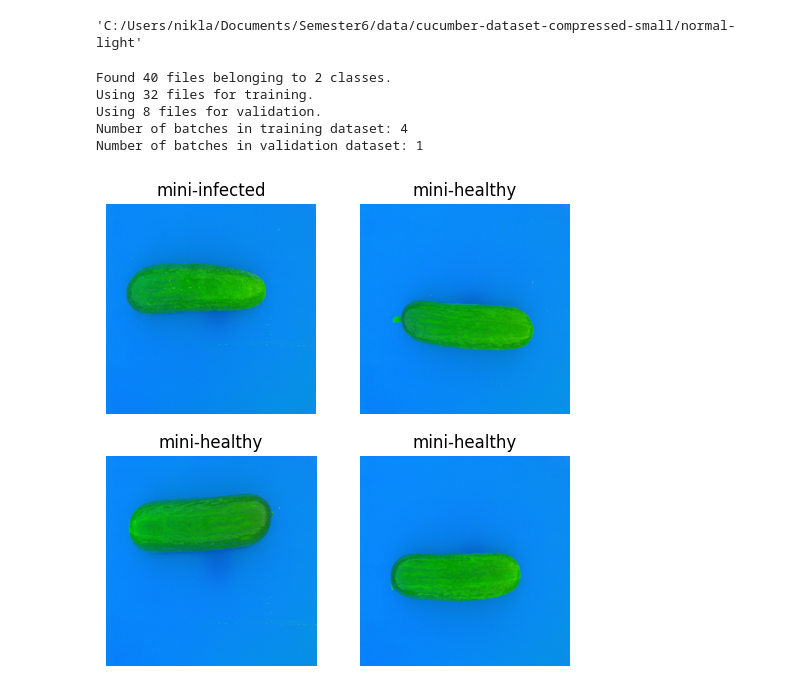
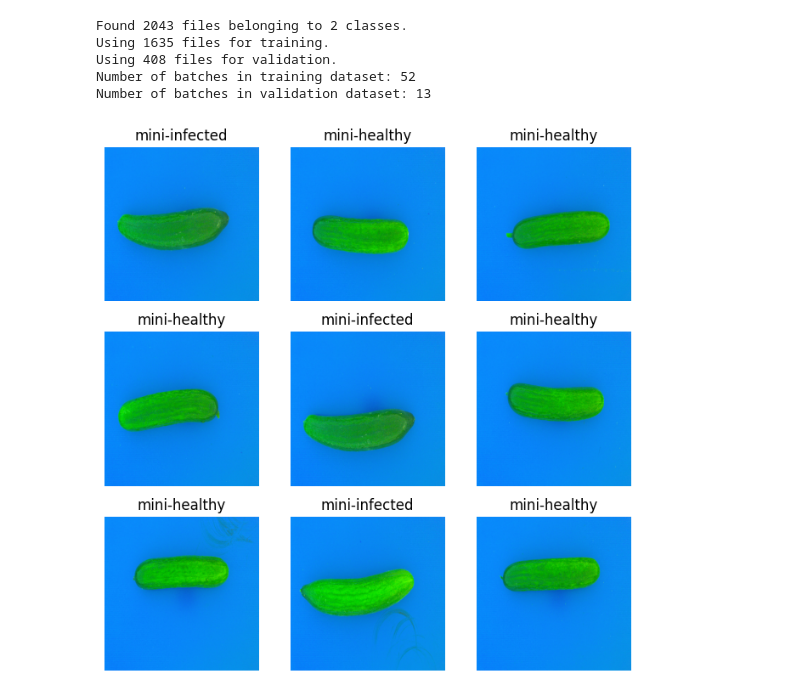
Before and after one commit to Niklas-Mezynski/fontys-cucumber-disease-ai-model, a Jupyter notebook: first_training.ipynb, the cells around one changed output. Saved outputs shown, nothing was run; the diff lists cells and outputs as text; code cells hidden in the pictures.

Commit message:
Clean up code for first test training

```diff
--- a/first_training.ipynb
+++ b/first_training.ipynb
@@ -5,19 +5,15 @@ from tensorflow import keras
 import numpy as np
 import os
 from dotenv import load_dotenv
-# %%
-load_dotenv()
-os.environ.get('TRAINING_DIRECTORY')
-# %% [output]
-'C:/Users/nikla/Documents/Semester6/data/cucumber-dataset-compressed-small/normal-light'
 # %%
+load_dotenv()
 # Set the path to the folders containing the images
 # train_dir = './training_data/'
 train_dir = os.environ.get('TRAINING_DIRECTORY')
 
 # Define the image size
-img_height = 1024
-img_width = 1024
+img_height = 512
+img_width = 512
 
 # Define the batch size
 batch_size = 32
@@ -40,24 +36,24 @@ print("Number of batches in training dataset: %d" %
 print("Number of batches in validation dataset: %d" %
       tf.data.experimental.cardinality(validation_ds))
 # %% [output]
-Found 40 files belonging to 2 classes.
-Using 32 files for training.
-Using 8 files for validation.
-Number of batches in training dataset: 4
-Number of batches in validation dataset: 1
+Found 2043 files belonging to 2 classes.
+Using 1635 files for training.
+Using 408 files for validation.
+Number of batches in training dataset: 52
+Number of batches in validation dataset: 13
 # %%
 classes = train_ds.class_names
 
 # Plot some images with their labels
-plt.figure(figsize=(6, 6))
+plt.figure(figsize=(8, 8))
 for images, labels in train_ds.take(1):
-    for i in range(4):
-        ax = plt.subplot(2, 2, i + 1)
+    for i in range(9):
+        ax = plt.subplot(3, 3, i + 1)
         plt.imshow(images[i].numpy().astype('uint8'))
         plt.title(classes[labels[i]])
         plt.axis('off')
 # %% [output]
-[figure, old version]
+[figure, new version]
 # %%
 # Create the model
 model = keras.Sequential([
```
Also changed, not shown: parts of 2 cells of this notebook.
